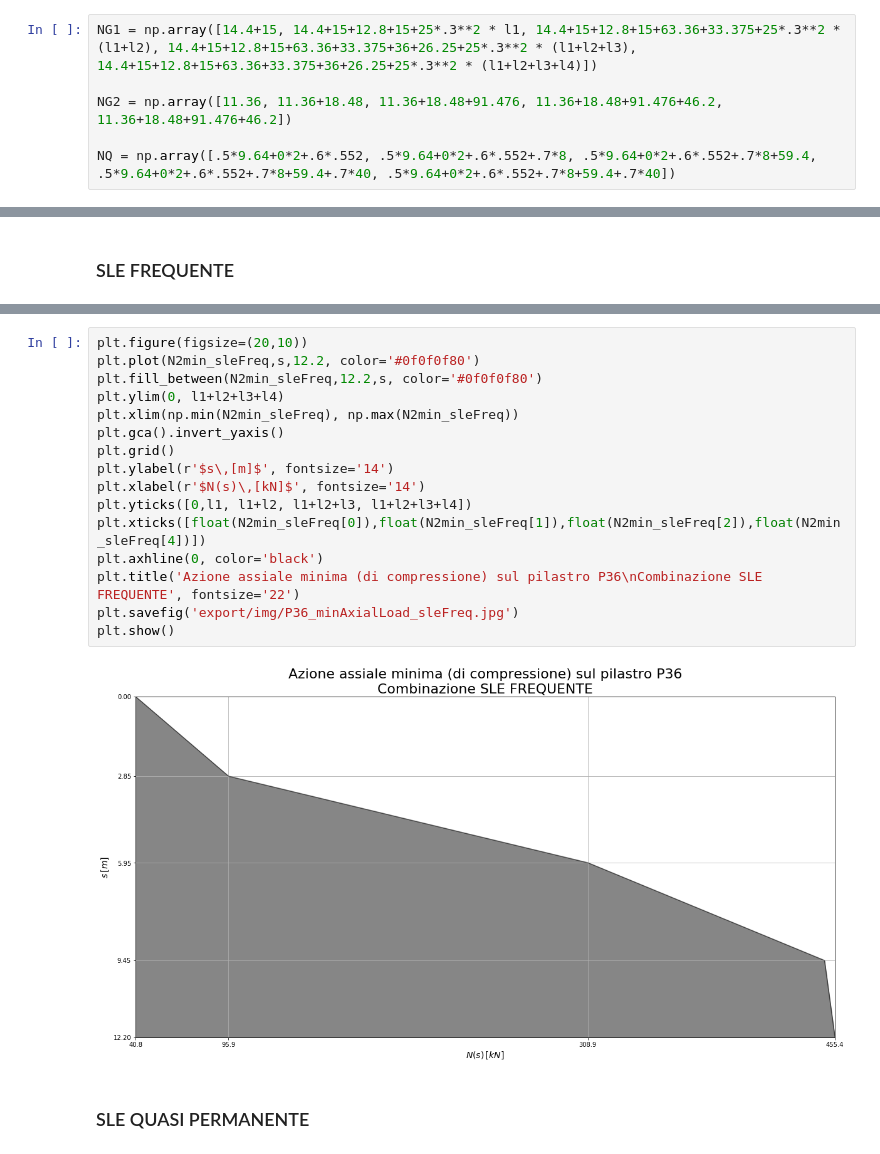
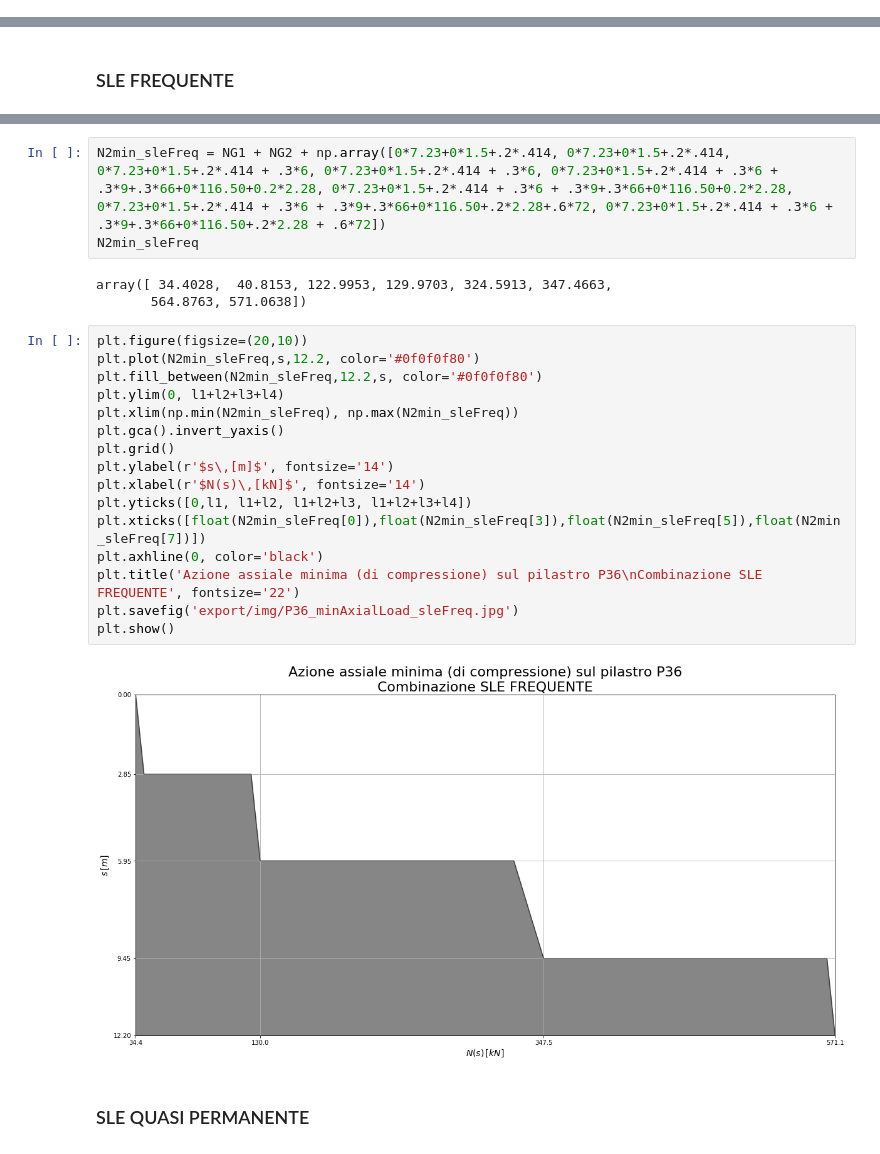
Before and after one commit to akaanzo/structural-safety, a Jupyter notebook: sol_col.ipynb, the cells around one changed output, grey strips where cells are left out. Saved outputs shown, nothing was run; the diff lists cells and outputs as text.

```diff
--- a/sol_col.ipynb
+++ b/sol_col.ipynb
@@ -374,6 +361,0 @@ N2max_sleRara
-# %%
-NG1 = np.array([14.4+15, 14.4+15+12.8+15+25*.3**2 * l1, 14.4+15+12.8+15+63.36+33.375+25*.3**2 * (l1+l2), 14.4+15+12.8+15+63.36+33.375+36+26.25+25*.3**2 * (l1+l2+l3),  14.4+15+12.8+15+63.36+33.375+36+26.25+25*.3**2 * (l1+l2+l3+l4)])
-
-NG2 = np.array([11.36, 11.36+18.48, 11.36+18.48+91.476, 11.36+18.48+91.476+46.2, 11.36+18.48+91.476+46.2])
-
-NQ = np.array([.5*9.64+0*2+.6*.552, .5*9.64+0*2+.6*.552+.7*8, .5*9.64+0*2+.6*.552+.7*8+59.4, .5*9.64+0*2+.6*.552+.7*8+59.4+.7*40, .5*9.64+0*2+.6*.552+.7*8+59.4+.7*40])
@@ -471,20 +456,26 @@ array([ 40.76  ,  95.8525, 308.8585, 449.1835, 455.371 ])
+# %%
+N2min_sleFreq = NG1 + NG2 + np.array([0*7.23+0*1.5+.2*.414, 0*7.23+0*1.5+.2*.414, 0*7.23+0*1.5+.2*.414 + .3*6, 0*7.23+0*1.5+.2*.414 + .3*6, 0*7.23+0*1.5+.2*.414 + .3*6 + .3*9+.3*66+0*116.50+0.2*2.28, 0*7.23+0*1.5+.2*.414 + .3*6 + .3*9+.3*66+0*116.50+0.2*2.28, 0*7.23+0*1.5+.2*.414 + .3*6 + .3*9+.3*66+0*116.50+.2*2.28+.6*72, 0*7.23+0*1.5+.2*.414 + .3*6 + .3*9+.3*66+0*116.50+.2*2.28 + .6*72])
+N2min_sleFreq
+# %% [output]
+array([ 34.4028,  40.8153, 122.9953, 129.9703, 324.5913, 347.4663,
+       564.8763, 571.0638])
 # %%
 plt.figure(figsize=(20,10))
 plt.plot(N2min_sleFreq,s,12.2, color='#0f0f0f80')
 plt.fill_between(N2min_sleFreq,12.2,s, color='#0f0f0f80')
 plt.ylim(0, l1+l2+l3+l4)
 plt.xlim(np.min(N2min_sleFreq), np.max(N2min_sleFreq))
 plt.gca().invert_yaxis()
 plt.grid()
 plt.ylabel(r'$s\,[m]$', fontsize='14')
 plt.xlabel(r'$N(s)\,[kN]$', fontsize='14')
 plt.yticks([0,l1, l1+l2, l1+l2+l3, l1+l2+l3+l4])
-plt.xticks([float(N2min_sleFreq[0]),float(N2min_sleFreq[1]),float(N2min_sleFreq[2]),float(N2min_sleFreq[4])])
+plt.xticks([float(N2min_sleFreq[0]),float(N2min_sleFreq[3]),float(N2min_sleFreq[5]),float(N2min_sleFreq[7])])
 plt.axhline(0, color='black')
 plt.title('Azione assiale minima (di compressione) sul pilastro P36\nCombinazione SLE FREQUENTE', fontsize='22')
 plt.savefig('export/img/P36_minAxialLoad_sleFreq.jpg')
 plt.show()
 # %% [output]
-[figure, old version]
+[figure, new version]
 # %% [markdown]
 ### SLE QUASI PERMANENTE
```
Also changed, not shown: parts of 26 cells of this notebook, 7 other files.
